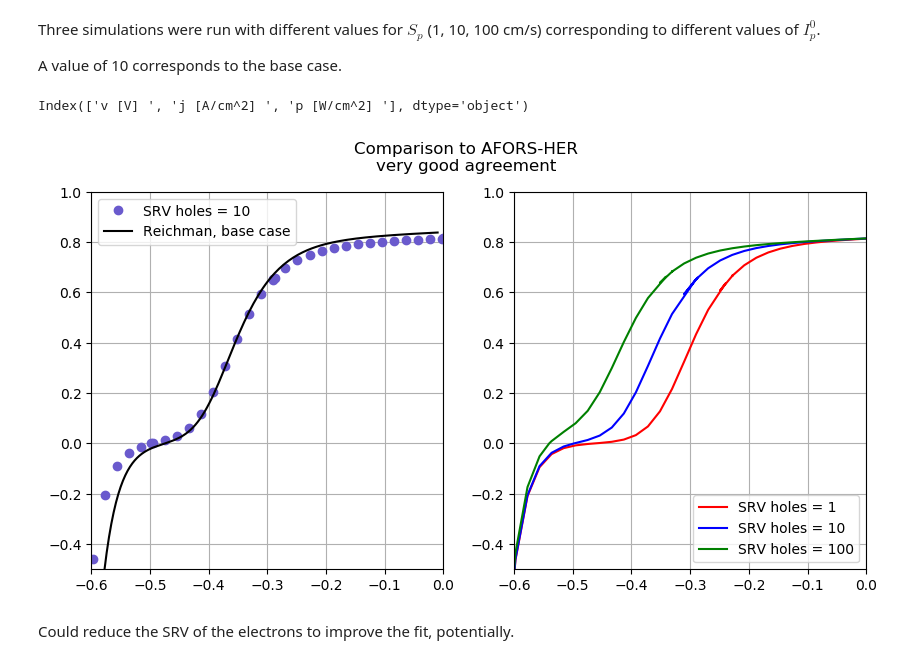
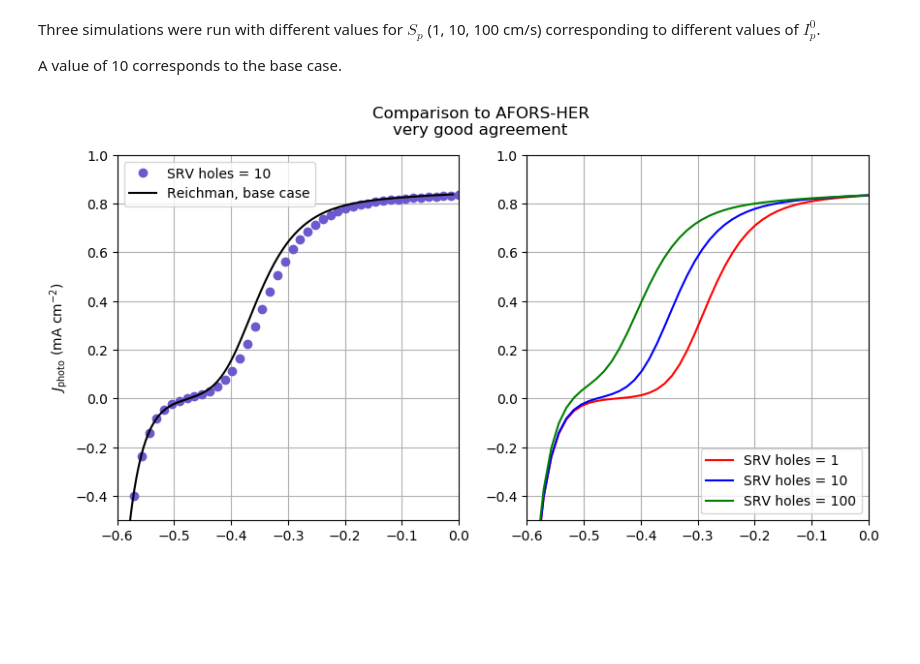
Before and after one commit to joelager/Semiconductor-photoelectrochemistry, a Jupyter notebook: Reichman PEC model.ipynb, the cells around one changed output. Saved outputs shown, nothing was run; the diff lists cells and outputs as text; code cells hidden in the pictures; blank space fills up the shorter version.

Commit message:
Add files via upload
Updated comparison to AFORS-HET calculation and included input files for the simulation.

```diff
--- a/Reichman PEC model.ipynb
+++ b/Reichman PEC model.ipynb
@@ -637,35 +645,31 @@ Three simulations were run with different values for $S_p$ (1, 10, 100 cm/s) cor
 
 A value of 10 corresponds to the base case.
 # %%
-df1 = pd.read_csv('AFORS n-GaAsi Reichman slower case.iv', sep='\t')
-df2 = pd.read_csv('AFORS n-GaAsi Reichman base case.iv', sep='\t')
-df3 = pd.read_csv('AFORS n-GaAsi Reichman faster case.iv', sep='\t')
-df2.columns
+df1 = pd.read_csv('n-GaAs Reichman Sp=1.iv', sep='\t', skiprows=[1,2])
+df2 = pd.read_csv('n-GaAs Reichman Sp=10.iv', sep='\t', skiprows=[1,2])
+df3 = pd.read_csv('n-GaAs Reichman Sp=100.iv', sep='\t', skiprows=[1,2])
-# %% [output]
-Index(['v [V] ', 'j [A/cm^2] ', 'p [W/cm^2] '], dtype='object')
 # %%
 temp3 = np.array([J_total_Reichman(V, *base_case) for V in V_plot])
 
 fig, (ax1,ax2) = plt.subplots(1,2, figsize=(10,5), dpi=100, sharex=True)
 
 plt.suptitle('Comparison to AFORS-HER\nvery good agreement')
-ax1.plot(df2.values[:,0], -df2.values[:,1]/mA, 'slateblue', marker='o', linestyle='none',
+ax1.plot(-df2.values[:,0], -df2.values[:,1]/mA, 'slateblue', marker='o', linestyle='none',
          label='SRV holes = 10')
 ax1.plot(-V_plot/volt, temp3/(mA*cm**-2), 'k', label = "Reichman, base case")
 ax1.set_xlim(-0.6,0.0)
+ax1.set_ylabel("$J_{\mathrm{photo}}$ (mA cm$^{-2}$)")
 ax1.set_ylim(-0.5,1)
 ax1.legend()
 ax1.grid()
 
-ax2.plot(df1.values[:,0], -df1.values[:,1]/mA,'r-', label='SRV holes = 1')
-ax2.plot(df2.values[:,0], -df2.values[:,1]/mA,'b-', label='SRV holes = 10')
-ax2.plot(df3.values[:,0], -df3.values[:,1]/mA, 'g-', label='SRV holes = 100')
+ax2.plot(-df1.values[:,0], -df1.values[:,1]/mA,'r-', label='SRV holes = 1')
+ax2.plot(-df2.values[:,0], -df2.values[:,1]/mA,'b-', label='SRV holes = 10')
+ax2.plot(-df3.values[:,0], -df3.values[:,1]/mA, 'g-', label='SRV holes = 100')
 ax2.set_ylim(-0.5,1)
 ax2.legend()
 ax2.grid()
 
 plt.show()
 # %% [output]
-[figure, old version]
+[figure, new version]
-# %% [markdown]
-Could reduce the SRV of the electrons to improve the fit, potentially.
```
Also changed, not shown: parts of 4 cells of this notebook, 6 other files.
